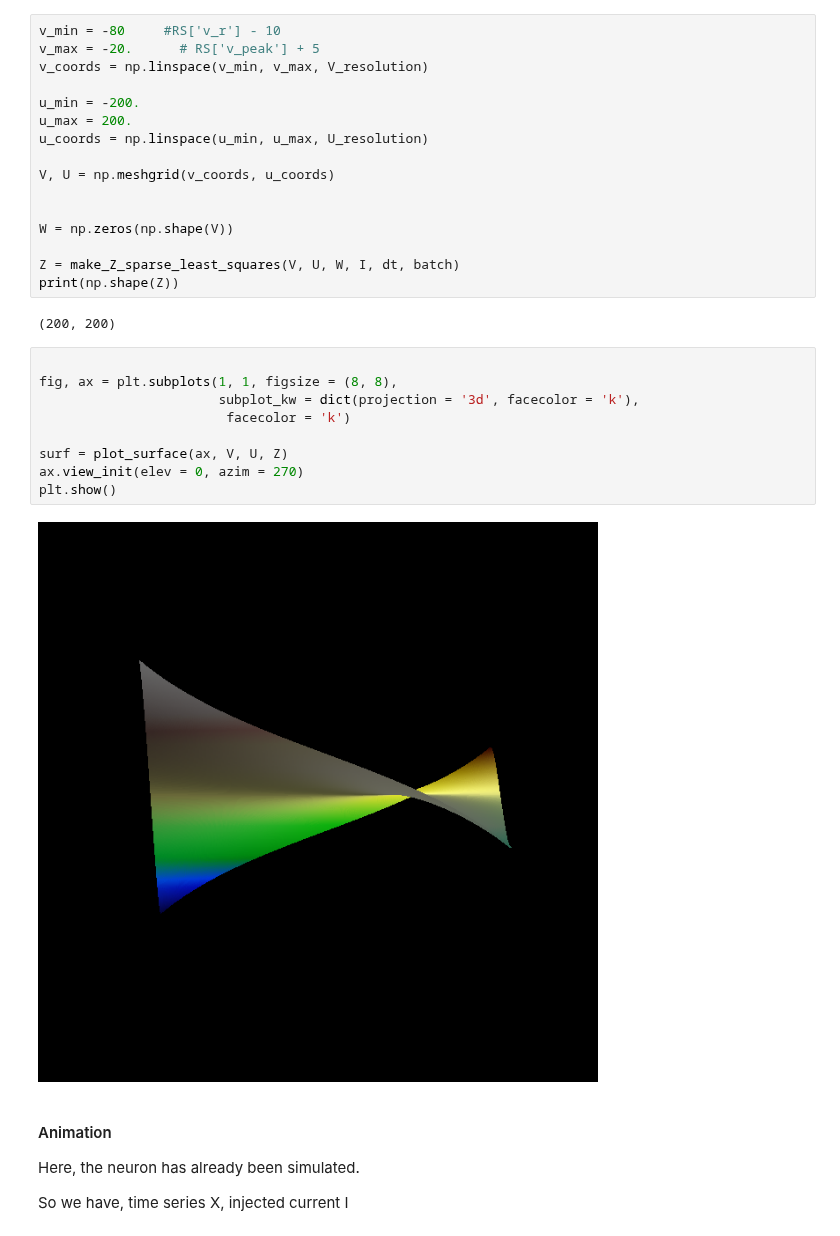
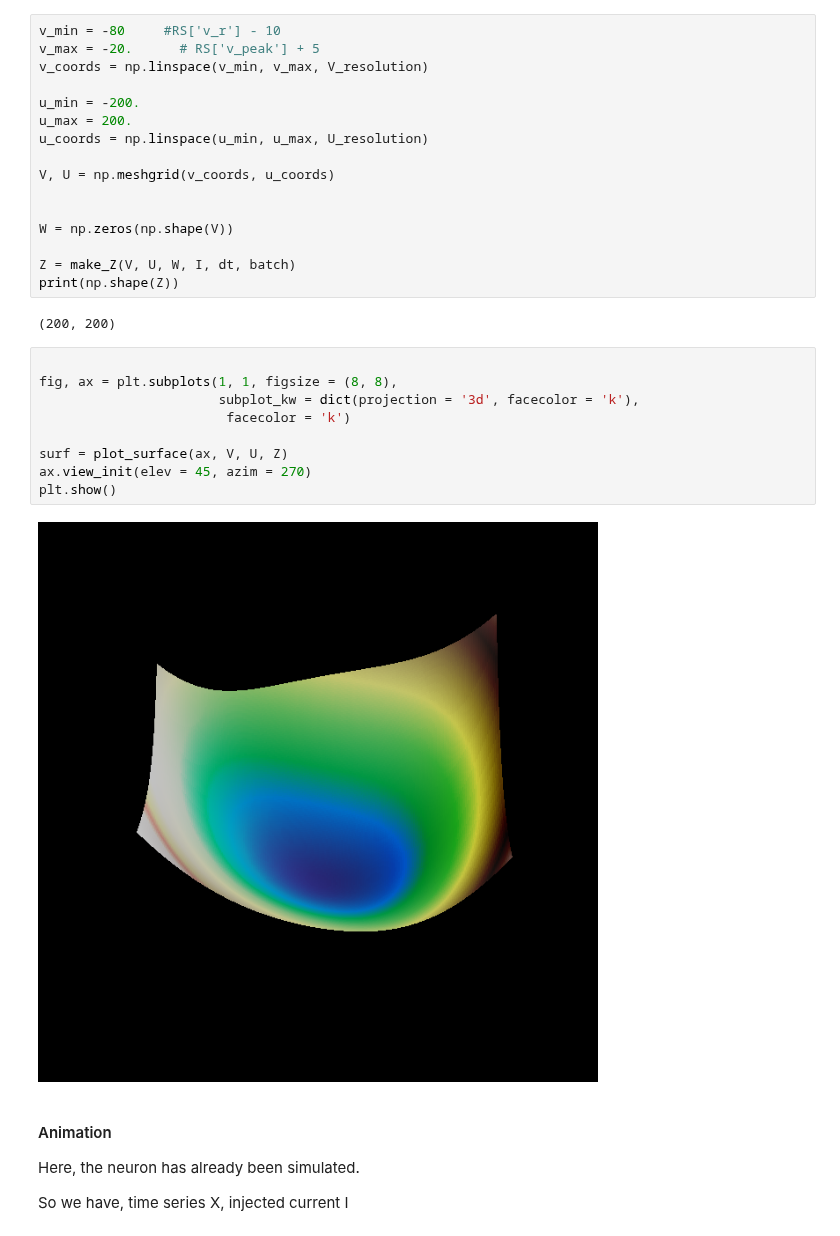
Before and after one commit to liammcs10/AQUA_project, a Jupyter notebook: surface_plots_testing.ipynb, the cells around one changed output. Saved outputs shown, nothing was run; the diff lists cells and outputs as text.

Commit message:
Try to fix surface_plots, still not working

```diff
--- a/surface_plots_testing.ipynb
+++ b/surface_plots_testing.ipynb
@@ -54,21 +54,21 @@ V, U = np.meshgrid(v_coords, u_coords)
 
 W = np.zeros(np.shape(V))
 
-Z = make_Z_sparse_least_squares(V, U, W, I, dt, batch)
+Z = make_Z(V, U, W, I, dt, batch)
 print(np.shape(Z))
 # %% [output]
 (200, 200)
 # %%
 
 fig, ax = plt.subplots(1, 1, figsize = (8, 8),
                        subplot_kw = dict(projection = '3d', facecolor = 'k'),
                         facecolor = 'k')
 
 surf = plot_surface(ax, V, U, Z)
-ax.view_init(elev = 0, azim = 270)
+ax.view_init(elev = 45, azim = 270)
 plt.show()
 # %% [output]
-[figure, old version]
+[figure, new version]
 # %% [markdown]
 #### Animation
 
```
Also changed, not shown: parts of 2 cells of this notebook, 1 other file.
